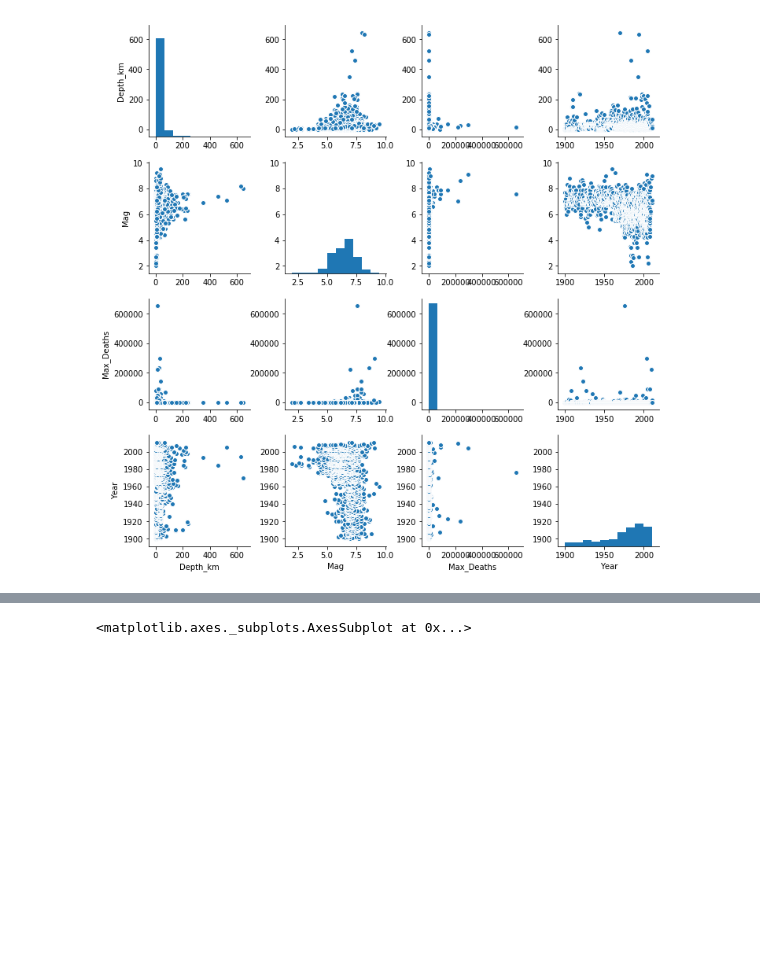
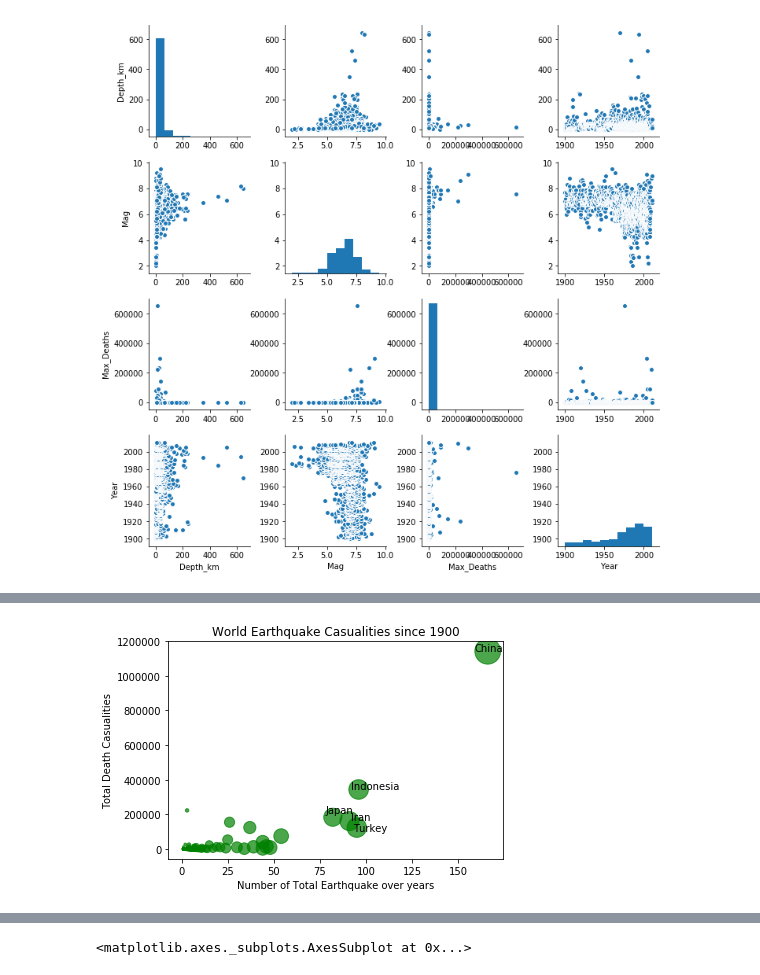
Before and after one commit to smitamisra/StrikingRobo_Earthquakes, a Jupyter notebook: Refactor1.ipynb, the cells around one changed output, grey strips where cells are left out. Saved outputs shown, nothing was run; the diff lists cells and outputs as text; code cells hidden in the pictures; blank space fills up the shorter version.

```diff
--- a/Refactor1.ipynb
+++ b/Refactor1.ipynb
@@ -202,3 +202,10 @@ sns.pairplot(earthquakes_cont, dropna=True)
 # %% [output]
 <seaborn.axisgrid.PairGrid at 0x...>
 [figure]
+# %%
+# Total deaths by country
+occurrence_death = earthquakes[['Country', 'Max_Deaths']].groupby(['Country']).agg(['sum', 'count'])
+occurrence_death.columns=['Total Deaths', 'Frequency of Earthquakes']
+
+EQ_Casualities = occurrence_death.sort_values(['Frequency of Earthquakes'], ascending=False)
+EQ_Casualities.head()
@@ -205 +220,24 @@ sns.pairplot(earthquakes_cont, dropna=True)
+# %%
+# Base size of dots based on frequency
+np_death = np.array(EQ_Casualities['Frequency of Earthquakes'])
+np_death = np_death*4
+
+# Find correlation between Frequency and Total Deaths
+plt.scatter(EQ_Casualities['Frequency of Earthquakes'], EQ_Casualities['Total Deaths'], s=np_death, color='green', alpha=0.7)
+
+# Hard code some labels
+plt.text(159, 1143382.0, 'China')
+plt.text(93, 103304.0, 'Turkey')
+plt.text(92, 167960.0, 'Iran')
+plt.text(92, 343574.0, 'Indonesia')
+plt.text(78, 205148.0, 'Japan')
+
+plt.xlabel('Number of Total Earthquake over years')
+plt.ylabel('Total Death Casualities')
+
+plt.title('World Earthquake Casualities since 1900')
+
+plt.show()
+# %% [output]
+[figure, added]
 # %%
```
Also changed, not shown: parts of 2 cells of this notebook.
